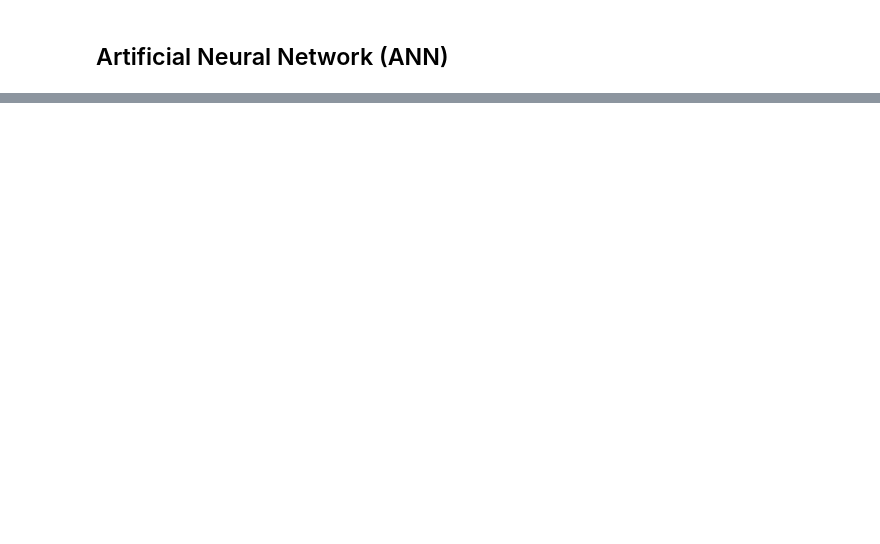
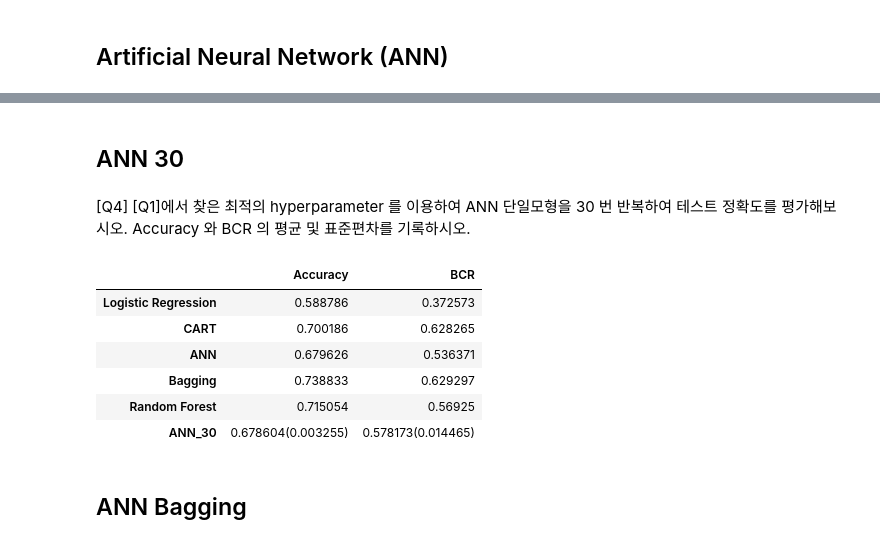
Before and after one commit to umkiyoung/MultivariateAnalysis, a Jupyter notebook: Assignments/Assignment_4/Ensemble.ipynb, the cells around one changed output, grey strips where cells are left out. Drawn from its saved outputs; the diff is of its cells as text; code cells hidden in the pictures; blank space fills up the shorter version.

```diff
--- a/Assignments/Assignment_4/Ensemble.ipynb
+++ b/Assignments/Assignment_4/Ensemble.ipynb
@@ -253,0 +252,9 @@ Fitting 5 folds for each of 25 candidates, totalling 125 fits
+# %%
+if tree_perf_table.loc['Pre Pruning', 'BCR'] > tree_perf_table.loc['Full Tree', 'BCR']:
+    full_tree = best_pre_pruning
+    pickle.dump(full_tree, open('full_tree_model.sav','wb'))
+    print('Full tree model is updated')
+else:
+    print('Full tree model is not updated')
+
+perf_table.loc['CART'] = perf_eval_fc(best_pre_pruning.predict(X_test), y_test)
@@ -287,0 +501,53 @@ Fitting 5 folds for each of 27 candidates, totalling 135 fits
+# %% [markdown]
+## ANN 30
+# %% [markdown]
+[Q4] [Q1]에서 찾은 최적의 hyperparameter 를 이용하여 ANN 단일모형을 30 번 반복하여 테스트 정확도를
+평가해보시오. Accuracy 와 BCR 의 평균 및 표준편차를 기록하시오.
+# %%
+try:
+    #load mean, std
+    mean_std_ACC_BCR = pd.read_csv('mean_std_ACC_BCR.csv', index_col=0)
+    mean_ANN_accuracy = mean_std_ACC_BCR.loc['ANN', 'mean_accuracy']
+    std_ANN_accuracy = mean_std_ACC_BCR.loc['ANN', 'std_accuracy']
+    mean_ANN_BCR = mean_std_ACC_BCR.loc['ANN', 'mean_BCR']
+    std_ANN_BCR = mean_std_ACC_BCR.loc['ANN', 'std_BCR']
+
+except:
+    ANN_accuracy = []
+    ANN_BCR = []
+    for i in range(30):
+        # random state를 i로 설정해, 각각의 ANN 모델이 다른 결과를 출력하도록 설정
+        ANN = MLPClassifier(random_state=i, max_iter=1000, hidden_layer_sizes=best_hidden_layer_sizes, batch_size=256, verbose=1)
+        ANN.fit(X_train_L, y_train_L)
+        y_pred = ANN.predict(X_test)
+        accuracy, BCR = perf_eval_fc(y_pred, y_test)
+        ANN_accuracy.append(accuracy)
+        ANN_BCR.append(BCR)
+
+    ANN_accuracy = np.array(ANN_accuracy)
+    ANN_BCR = np.array(ANN_BCR)
+
+    mean_ANN_accuracy = np.mean(ANN_accuracy)
+    std_ANN_accuracy = np.std(ANN_accuracy)
+
+    mean_ANN_BCR = np.mean(ANN_BCR)
+    std_ANN_BCR = np.std(ANN_BCR)
+    #save dataframe
+    mean_std_ACC_BCR = pd.DataFrame({'mean_accuracy': [mean_ANN_accuracy], 'std_accuracy': [std_ANN_accuracy],
+                                        'mean_BCR': [mean_ANN_BCR], 'std_BCR': [std_ANN_BCR]}, index=['ANN'])
+    mean_std_ACC_BCR.to_csv('mean_std_ACC_BCR.csv')
+
+mean_ANN_accuracy, std_ANN_accuracy, mean_ANN_BCR, std_ANN_BCR = round(mean_ANN_accuracy, 6), round(std_ANN_accuracy, 6), round(mean_ANN_BCR, 6), round(std_ANN_BCR, 6)
+perf_table.loc['ANN_30']=[f'{mean_ANN_accuracy}({std_ANN_accuracy})', f'{mean_ANN_BCR}({std_ANN_BCR})']
+
+perf_table
+# %% [output]
+|  | Accuracy | BCR |
+| Logistic Regression | 0.588786 | 0.372573 |
+| CART | 0.700186 | 0.628265 |
+| ANN | 0.679626 | 0.536371 |
+| Bagging | 0.738833 | 0.629297 |
+| Random Forest | 0.715054 | 0.56925 |
+| ANN_30 | 0.678604(0.003255) | 0.578173(0.014465) |
+# %% [markdown]
+## ANN Bagging
```
Also changed, not shown: parts of 20 cells of this notebook.
